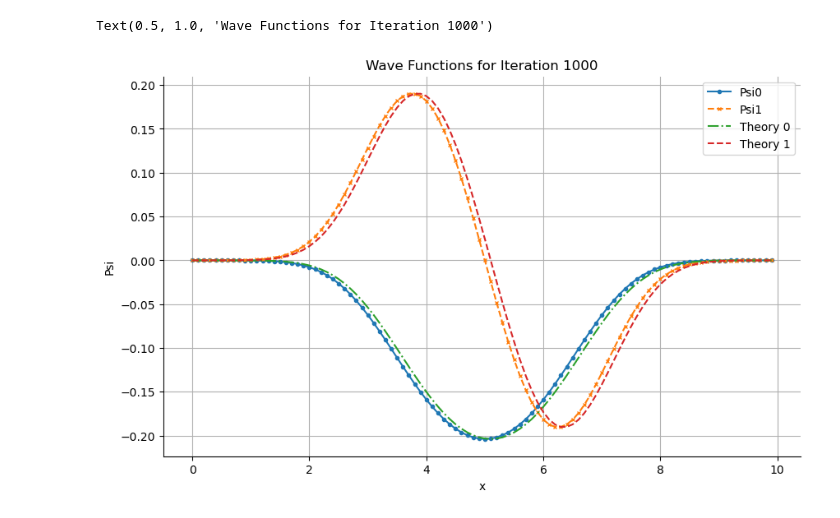
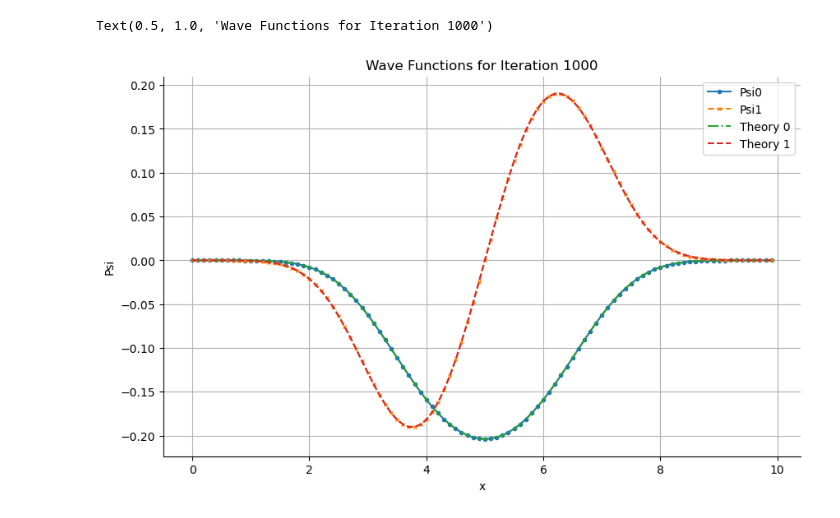
Before and after one commit to framere/Master_thesis_davidson, a Jupyter notebook: Small_challenge_dav/plot_results.ipynb, the cells around one changed output. Cells and saved outputs as stored; diff of their text form; code cells hidden in the pictures.

```diff
--- a/Small_challenge_dav/plot_results.ipynb
+++ b/Small_challenge_dav/plot_results.ipynb
@@ -3,7 +3,7 @@ import numpy as np
 import matplotlib.pyplot as plt
 import seaborn as sns
 # %%
-filename = "../psi.dat"
+filename = "psi.dat"
 data = np.loadtxt(filename)
 
 x = data[:, 0]
@@ -36,3 +36,9 @@ eigenvectors[1].size
 
 psi_0 = eigenvectors[:, 0]
 psi_1 = eigenvectors[:, 1]
+# %%
+filename2 = "exact.dat"
+
+exact = np.loadtxt(filename2)
+exact_psi0 = exact[:, 0]
+exact_psi1 = exact[:, 1]
@@ -39,28 +52,23 @@ psi_1 = eigenvectors[:, 1]
 # %%
-jumps = np.where(x[:-1] > x[1:])[0]
-length = len(jumps)
 
-x_final = x[jumps[length-1]+1:]
-psi0_final = psi0[jumps[length-1]+1:]
-psi1_final = psi1[jumps[length-1]+1:]
 
 plt.figure(figsize=(10, 6))
 plt.plot(x_final, psi0_final, label="Psi0", marker='o', markersize=3, linestyle='-')
 plt.plot(x_final, psi1_final, label="Psi1", marker='x', markersize=3, linestyle='--')
-plt.plot(x_final, -psi_0, label="Theory 0", linestyle='-.')
-plt.plot(x_final, -psi_1, label="Theory 1", linestyle='--')
+plt.plot(x_final, exact_psi0, label="Theory 0", linestyle='-.')
+plt.plot(x_final, exact_psi1, label="Theory 1", linestyle='--')
 plt.xlabel("x")
 plt.ylabel("Psi")
 plt.legend()
 plt.grid()
 sns.despine()
 plt.title("Wave Functions for Iteration 1000")
 
 
 # for i in range(1, 9):
 #     plt.figure(figsize=(10, 6))
 #     plt.plot(x_dict[i], psi0_dict[i], label=f"Iteration {i} - Psi0", marker='o', markersize=3, linestyle='-')
 #     plt.plot(x_dict[i], psi1_dict[i], label=f"Iteration {i} - Psi1", marker='x', markersize=3, linestyle='--')
 # %% [output]
 Text(0.5, 1.0, 'Wave Functions for Iteration 1000')
-[figure, old version]
+[figure, new version]
```
Also changed, not shown: parts of 1 cell of this notebook, 3 other files.
